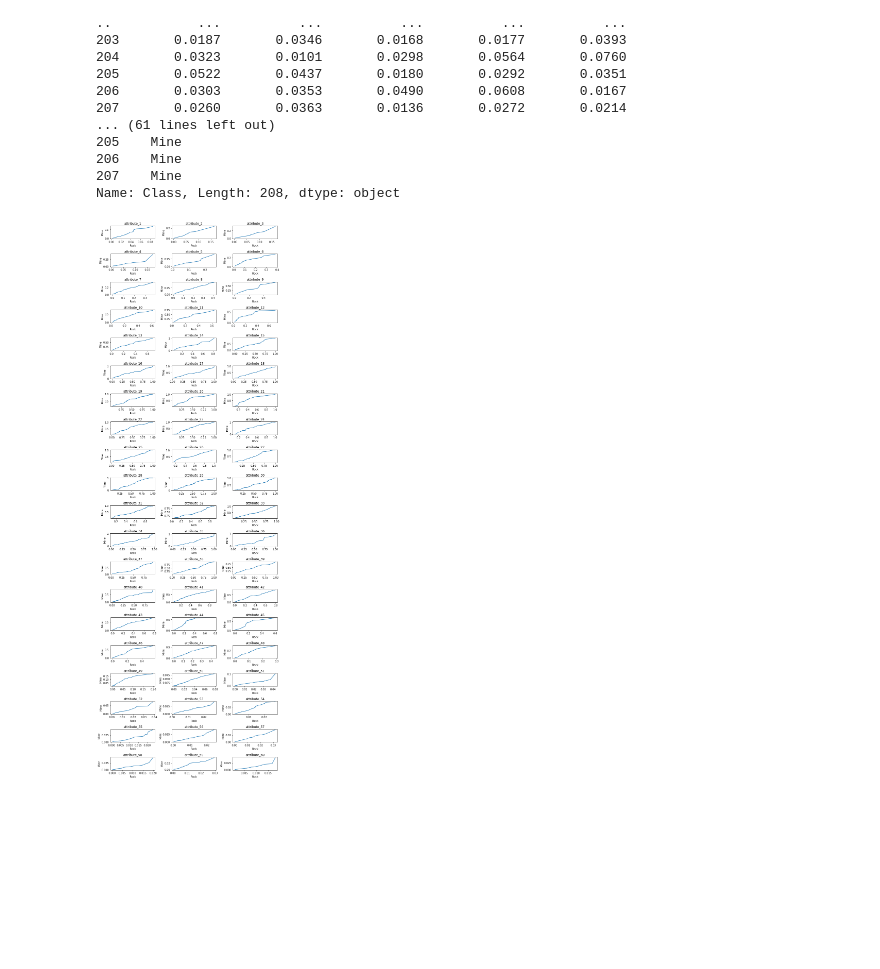
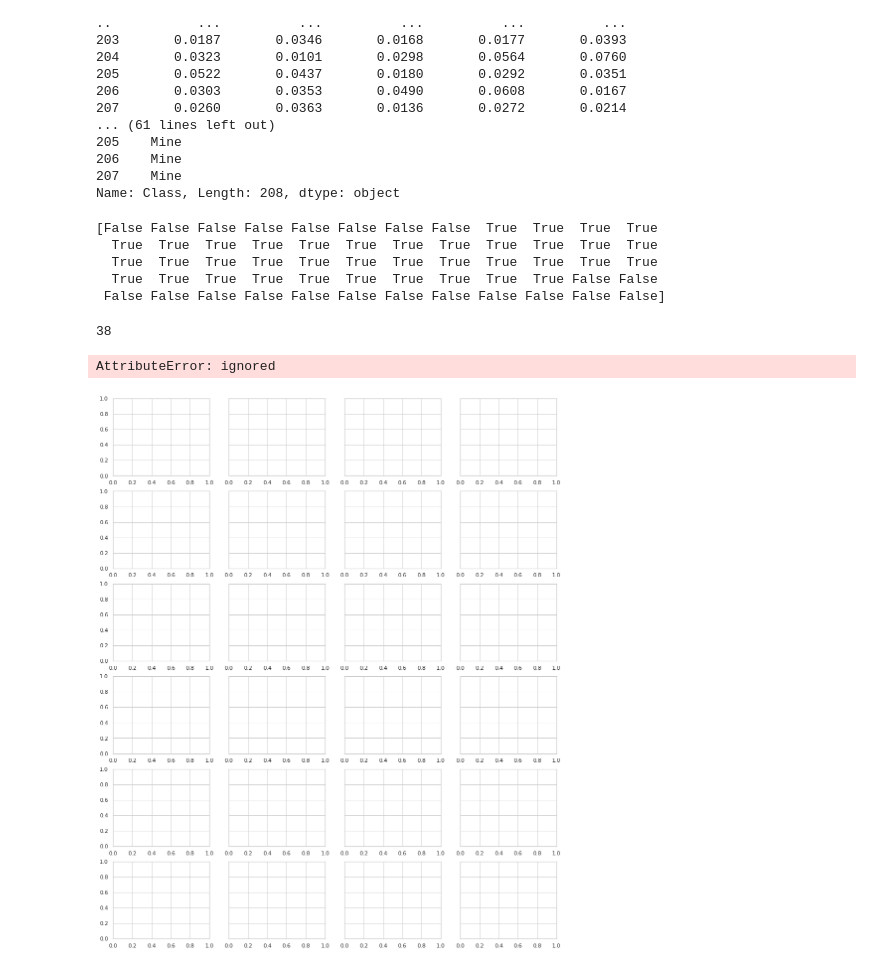
Before and after one commit to Farah-S/sonar-rock-classification, a Jupyter notebook: Logistic_Regression.ipynb, the cells around one changed output. Saved outputs shown, nothing was run; the diff lists cells and outputs as text; code cells hidden in the pictures; blank space fills up the shorter version.

```diff
--- a/Logistic_Regression.ipynb
+++ b/Logistic_Regression.ipynb
@@ -63,3 +64,28 @@ print(labels)
 206    Mine
 207    Mine
 Name: Class, Length: 208, dtype: object
+# %%
+v_threshold = VarianceThreshold(threshold=0.008)
+v_threshold.fit(X)
+print(v_threshold.get_support())
+allfeatures=v_threshold.get_support()
+# %% [output]
+[False False False False False False False False  True  True  True  True
+  True  True  True  True  True  True  True  True  True  True  True  True
+  True  True  True  True  True  True  True  True  True  True  True  True
+  True  True  True  True  True  True  True  True  True  True False False
+ False False False False False False False False False False False False]
+# %%
+selected_features=[]
+j=1
+for i in allfeatures:
+  if(i==True):
+    selected_features.append('attribute_' + str(j))
+  j+=1
+
+# print(selected_features)
+# for i in selected_features:
+#   print(sonar[i])
+print(len(selected_features))
+# %% [output]
+38
@@ -66,29 +103,54 @@ Name: Class, Length: 208, dtype: object
 # %%
 # print(i)
 # g = sns.PairGrid(sonar[:1])
 # from IPython.display import Image
 # sns.pairplot(sonar.head(), hue="Class", height=2.5)
 # sns_plot.savefig("pairplot.png")
 
 # plt.clf() # Clean parirplot figure from sns
 # Image(filename='pairplot.png') # Show pairplot as image
 
-dfquantiles1=sonar[y==1].quantile(np.linspace(0,1,60))
-dfquantiles0=sonar[y==0].quantile(np.linspace(0,1,60))
+# dfquantiles1=sonar[y==1].quantile(np.linspace(0,1,60))
+# dfquantiles0=sonar[y==0].quantile(np.linspace(0,1,60))
 
 
-fig,ax = plt.subplots(figsize=(10,60))
-for i, var in enumerate(sonar.iloc[:,:60]):
-    plt.subplot(40, 3, i+1)
-    ax=plt.gca()
-    ax.set_title(var)
-    ax.plot(dfquantiles1.loc[:][var],dfquantiles0.loc[:][var])
-    # ax.plot(dfquantiles1.loc[:][var],dfquantiles1.loc[:][var])
-    plt.xlabel('Rock')
-    plt.ylabel('Mine')
-plt.tight_layout()
+# fig,ax = plt.subplots(figsize=(10,60))
+# for i, var in enumerate(sonar.iloc[:,:60]):
+#     plt.subplot(40, 3, i+1)
+#     ax=plt.gca()
+#     ax.set_title(var)
+#     ax.plot(dfquantiles1.loc[:][var],dfquantiles0.loc[:][var])
+#     # ax.plot(dfquantiles1.loc[:][var],dfquantiles1.loc[:][var])
+#     plt.xlabel('Rock')
+#     plt.ylabel('Mine')
+# plt.tight_layout()
+# x = np.random.normal(size = 1000)
+# sonar[0:30].plot.bar('Class_enc','attribute_2')
+# sonar[0:100].plot('attribute_2','Class_enc')
+# cdplot(Species ~ Sepal.Width, data=iris)
+
+# --------------------
+# sns.set_theme(style="whitegrid")
+# # ax = sns.stripplot(x=sonar["Class"], y=sonar["attribute_1"], data=sonar)
+# # d = sns.stripplot(x=sonar["Class"], y=sonar["attribute_2"], data=sonar)
+# fig, axes = plt.subplots(6, 4,sharey=True,sharex=False, figsize=(16,20))
+# j=0
+# for i in range(1,6*3):
+#   if "attribute_"+str(i) in df:
+#     # print("attribute_"+str(i))
+#     axes[j] = axes[j].flatten()
+#     sns.stripplot(x=sonar["Class"], y=df["attribute_"+str(i)], data=df, orient='v' , ax=axes[j])
+#     j+=1
+
+
+# ax = sns.stripplot(x=sonar["attribute_1"])
+# plt.plot(sonar['Class_enc'].head(),sonar['attribute_2'].head())
+# plt.show()
+# plt.hist(sonar['Class_enc'].head(), bins=50)
+# plt.gca().set(title='Frequency Histogram', ylabel='Frequency');
 # %% [output]
+AttributeError: ignored
-[figure, old version]
+[figure, new version]
 # %%
 #stratify: split the dataset into train and test sets in a way that preserves the same proportions of examples in each class as observed in the original dataset.
 #Setting random_state a fixed value will guarantee that same sequence of random numbers are generated each time the code is run
```
Also changed, not shown: parts of 6 cells of this notebook.
